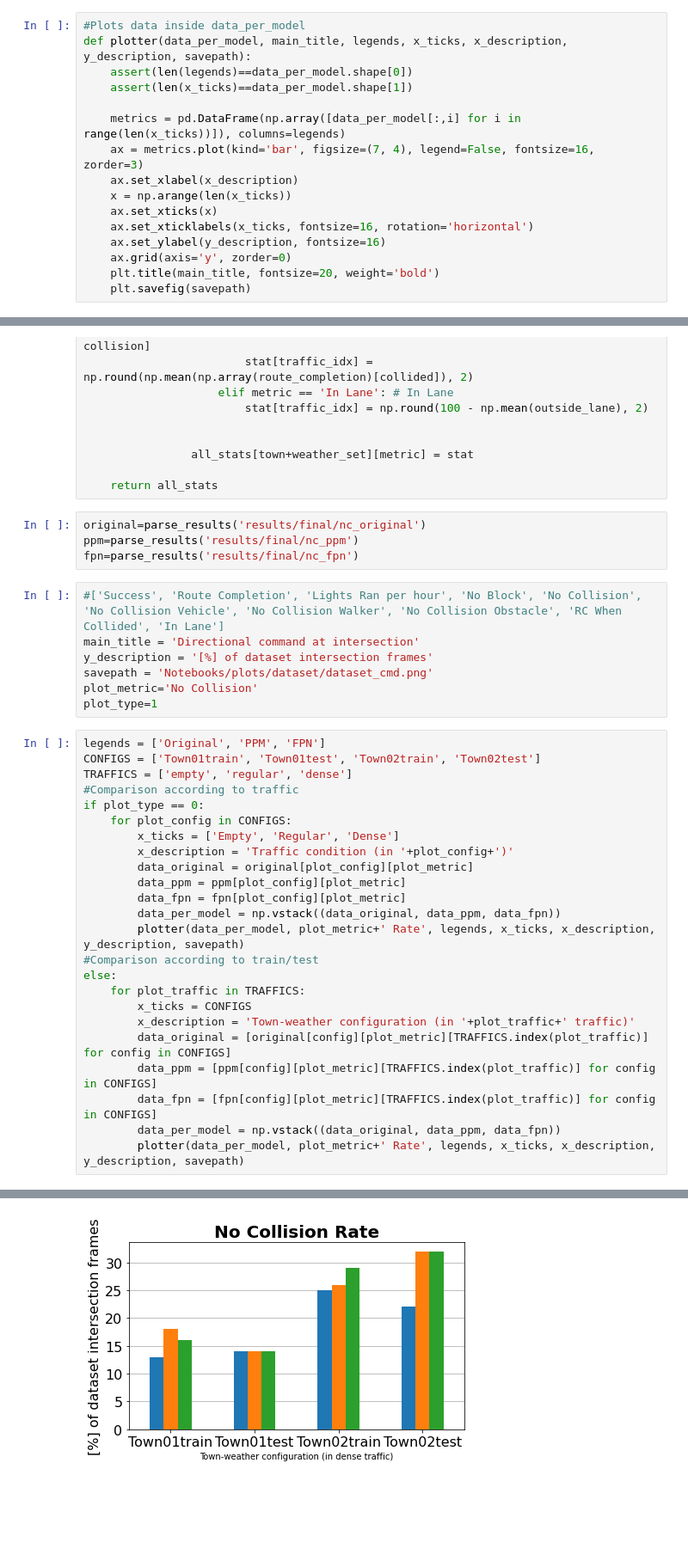
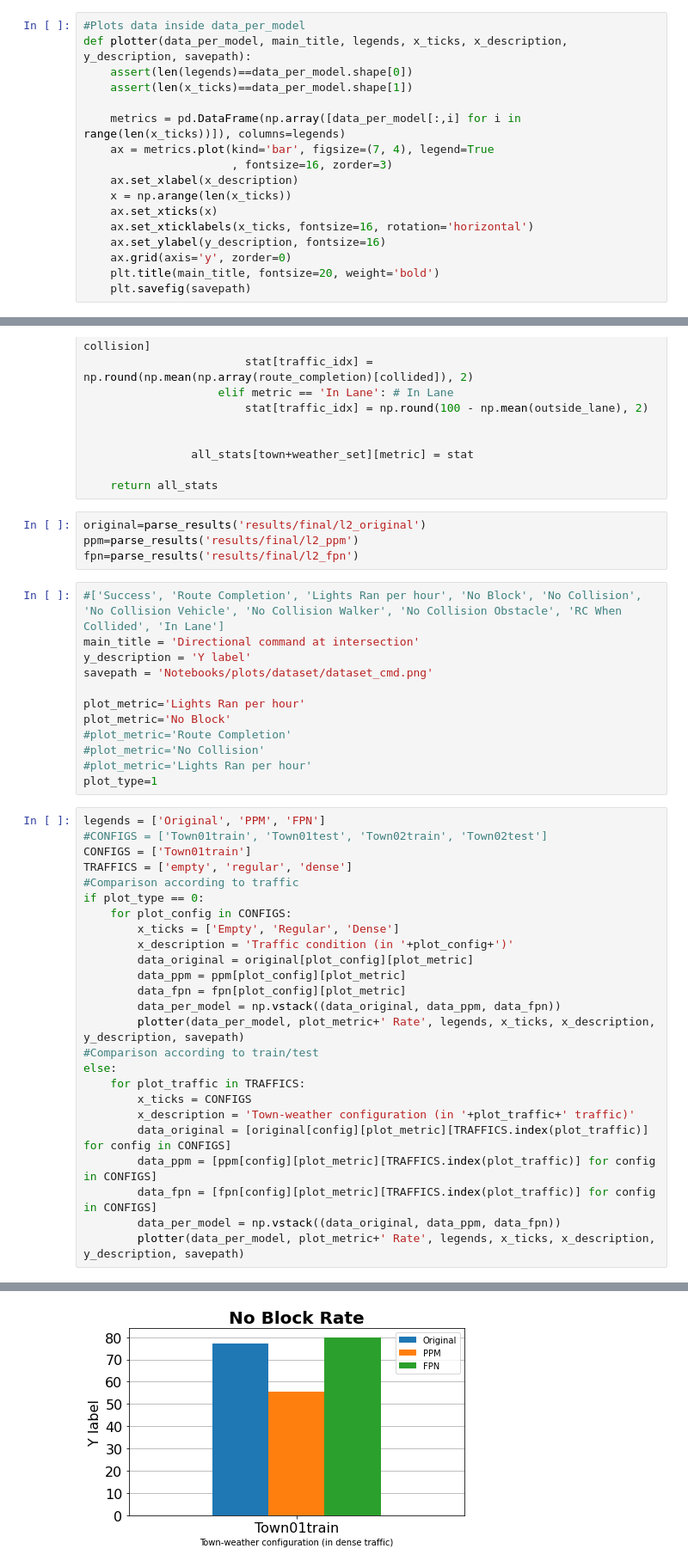
Before and after one commit to mael25/CBS2, a Jupyter notebook: Notebooks/Plot.ipynb, the cells around one changed output, grey strips where cells are left out. Shown: that part at 86% size. Cells and saved outputs as stored; diff of their text form; blank space fills up the shorter version.

Commit message:
results

```diff
--- a/Notebooks/Plot.ipynb
+++ b/Notebooks/Plot.ipynb
@@ -16,7 +16,8 @@ def plotter(data_per_model, main_title, legends, x_ticks, x_description, y_descr
     assert(len(x_ticks)==data_per_model.shape[1])
 
     metrics = pd.DataFrame(np.array([data_per_model[:,i] for i in range(len(x_ticks))]), columns=legends)
-    ax = metrics.plot(kind='bar', figsize=(7, 4), legend=False, fontsize=16, zorder=3)
+    ax = metrics.plot(kind='bar', figsize=(7, 4), legend=True
+                      , fontsize=16, zorder=3)
     ax.set_xlabel(x_description)
     x = np.arange(len(x_ticks))
     ax.set_xticks(x)
@@ -107,19 +108,25 @@ def parse_results(path):
 
     return all_stats
 # %%
-original=parse_results('results/final/nc_original')
-ppm=parse_results('results/final/nc_ppm')
-fpn=parse_results('results/final/nc_fpn')
+original=parse_results('results/final/l2_original')
+ppm=parse_results('results/final/l2_ppm')
+fpn=parse_results('results/final/l2_fpn')
 # %%
 #['Success', 'Route Completion', 'Lights Ran per hour', 'No Block', 'No Collision', 'No Collision Vehicle', 'No Collision Walker', 'No Collision Obstacle', 'RC When Collided', 'In Lane']
 main_title = 'Directional command at intersection'
-y_description = '[%] of dataset intersection frames'
+y_description = 'Y label'
 savepath = 'Notebooks/plots/dataset/dataset_cmd.png'
-plot_metric='No Collision'
+
+plot_metric='Lights Ran per hour'
+plot_metric='No Block'
+#plot_metric='Route Completion'
+#plot_metric='No Collision'
+#plot_metric='Lights Ran per hour'
 plot_type=1
 # %%
 legends = ['Original', 'PPM', 'FPN']
-CONFIGS = ['Town01train', 'Town01test', 'Town02train', 'Town02test']
+#CONFIGS = ['Town01train', 'Town01test', 'Town02train', 'Town02test']
+CONFIGS = ['Town01train']
 TRAFFICS = ['empty', 'regular', 'dense']
 #Comparison according to traffic
 if plot_type == 0:
@@ -147,4 +154,4 @@ else:
-[figure, old version]
+[figure, new version]
 # %%
 fpn
 # %% [output]
```
Also changed, not shown: parts of 2 cells of this notebook, 37 other files.
